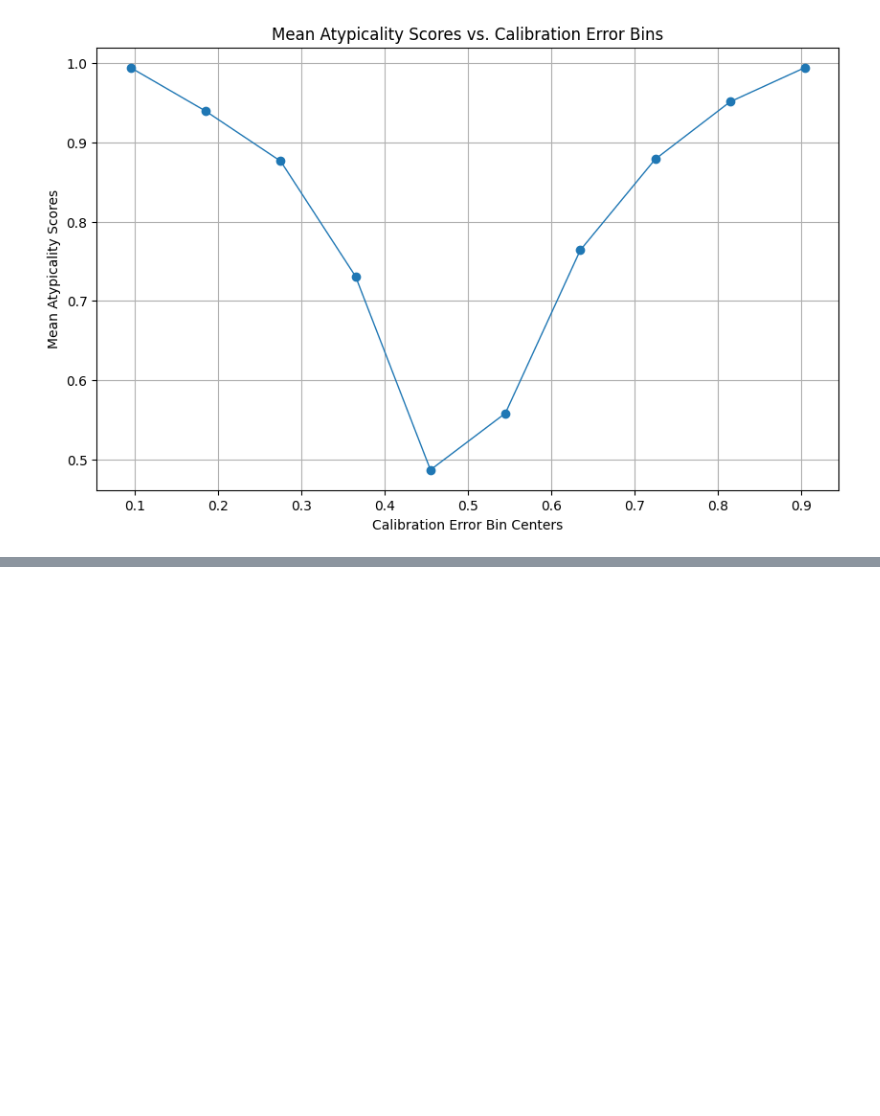
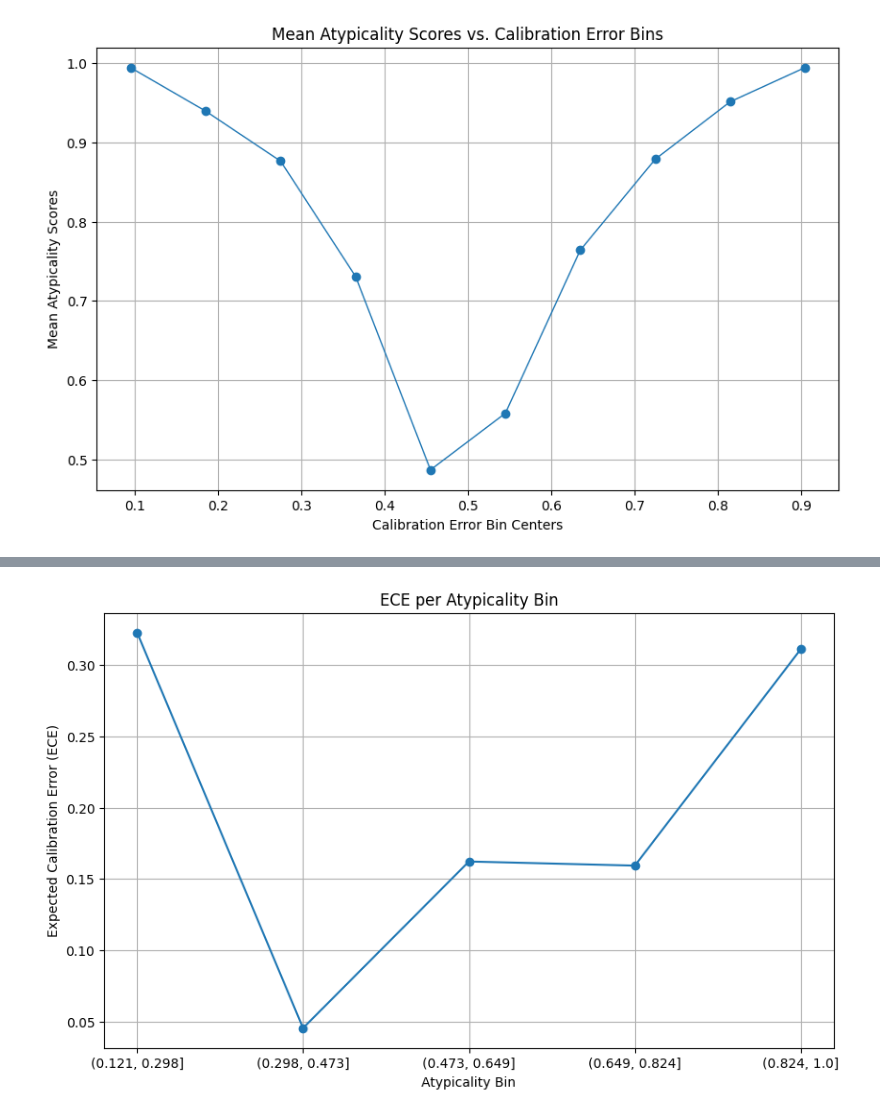
Before and after one commit to jeremy-qin/medical_confidence_elicitation, a Jupyter notebook: analysis.ipynb, the cells around one changed output, grey strips where cells are left out. Cells and saved outputs as stored; diff of their text form; code cells hidden in the pictures; blank space fills up the shorter version.

```diff
--- a/analysis.ipynb
+++ b/analysis.ipynb
@@ -175,0 +245,17 @@ plt.show()
+# %%
+data = {
+    'atypicality_bin': ['(0.121, 0.298]', '(0.298, 0.473]', '(0.473, 0.649]', '(0.649, 0.824]', '(0.824, 1.0]'],
+    'ECE': [0.322557, 0.045556, 0.162271, 0.159388, 0.310939]
+}
+ece_per_bin = pd.DataFrame(data)
+# %%
+# Plotting the ECE per atypicality bin as a line chart
+plt.figure(figsize=(10, 6))
+plt.plot(ece_per_bin['atypicality_bin'], ece_per_bin['ECE'], marker='o', linestyle='-')
+plt.xlabel('Atypicality Bin')
+plt.ylabel('Expected Calibration Error (ECE)')
+plt.title('ECE per Atypicality Bin')
+plt.grid(True)
+plt.show()
+# %% [output]
+[figure, added]
```
Also changed, not shown: parts of 17 cells of this notebook, 2 other files.
